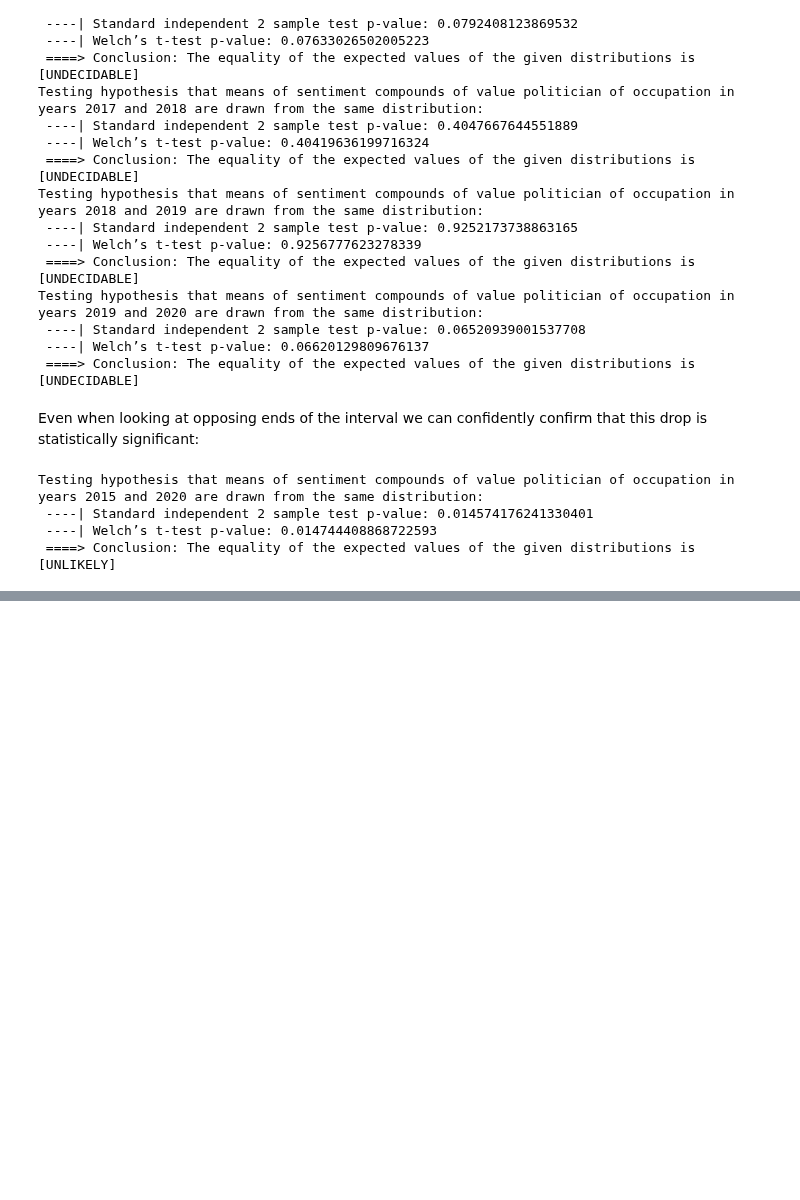
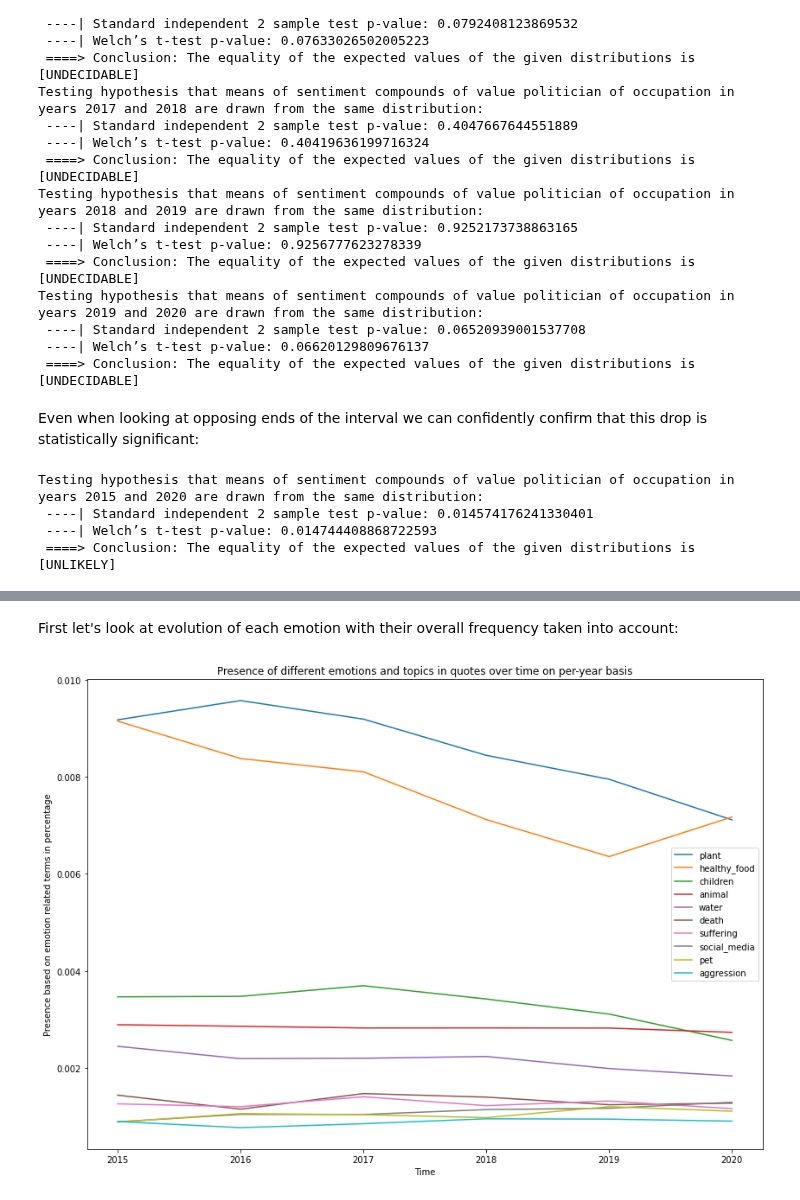
Before and after one commit to epfl-ada/ada-2021-project-nameerror, a Jupyter notebook: notebooks/sentiments_per_time.ipynb, the cells around one changed output, grey strips where cells are left out. Saved outputs shown, nothing was run; the diff lists cells and outputs as text; code cells hidden in the pictures; blank space fills up the shorter version.

Commit message:
Emotion evolution over time added

```diff
--- a/notebooks/sentiments_per_time.ipynb
+++ b/notebooks/sentiments_per_time.ipynb
@@ -256,0 +262,3 @@ Testing hypothesis that means of sentiment compounds of value politician of occu
+# %%
+from empath import Empath
+lexicon = Empath()
@@ -256,0 +269,19 @@ Testing hypothesis that means of sentiment compounds of value politician of occu
+# %%
+def empath_analysis_per_year(df, categories_to_analyze, lexicon):
+    """Returns dataframe of percentage of each of specified emotional categories
+    on per-year basis between 2015 and 2020
+    """
+    years = list(range(2015, 2021))
+    result_per_year = []
+    for year in years:
+        mask = df['date'].apply(lambda d: d.year == year)
+        target_quotation_list = list(df[mask]['quotation'])
+        result_per_year.append({
+            'year': year,
+            **lexicon.analyze(target_quotation_list, categories_to_analyze, normalize=True)
+        })
+    return pd.DataFrame(result_per_year).set_index('year')
+# %%
+categories = ['plant', 'animal', 'healthy_food', 'pet', 'kill', 'aggression', 'social_media', 'suffering', 'water', 'fear', 'death', 'children']
+data = empath_analysis_per_year(df, categories, lexicon)
+data
@@ -256,0 +297,25 @@ Testing hypothesis that means of sentiment compounds of value politician of occu
+# %%
+def display_category_evolution(data, categories, ax_set_dict=None, top_k= 0):
+    x_col = 'year'
+    if top_k > 0:
+        top_k_y_cols = data[categories].max(axis=0).sort_values(ascending=False)[:top_k].index
+    else:
+        top_k_y_cols = categories
+
+    fig, ax = plt.subplots(figsize=(14, 10))
+    for y_col in top_k_y_cols:
+        sns.lineplot(data=data, x=x_col, y=y_col, ax=ax)
+    if ax_set_dict is not None:
+        ax.set(**ax_set_dict)
+    ax.legend(top_k_y_cols)
+    plt.show()
+# %% [markdown]
+First let's look at evolution of each emotion with their overall frequency taken into account:
+# %%
+display_category_evolution(data, categories, ax_set_dict={
+    'title': 'Presence of different emotions and topics in quotes over time on per-year basis',
+    'xlabel': 'Time',
+    'ylabel': 'Presence based on emotion related terms in percentage'
+}, top_k=10)
+# %% [output]
+[figure, added]
```
Also changed, not shown: parts of 8 cells of this notebook.
